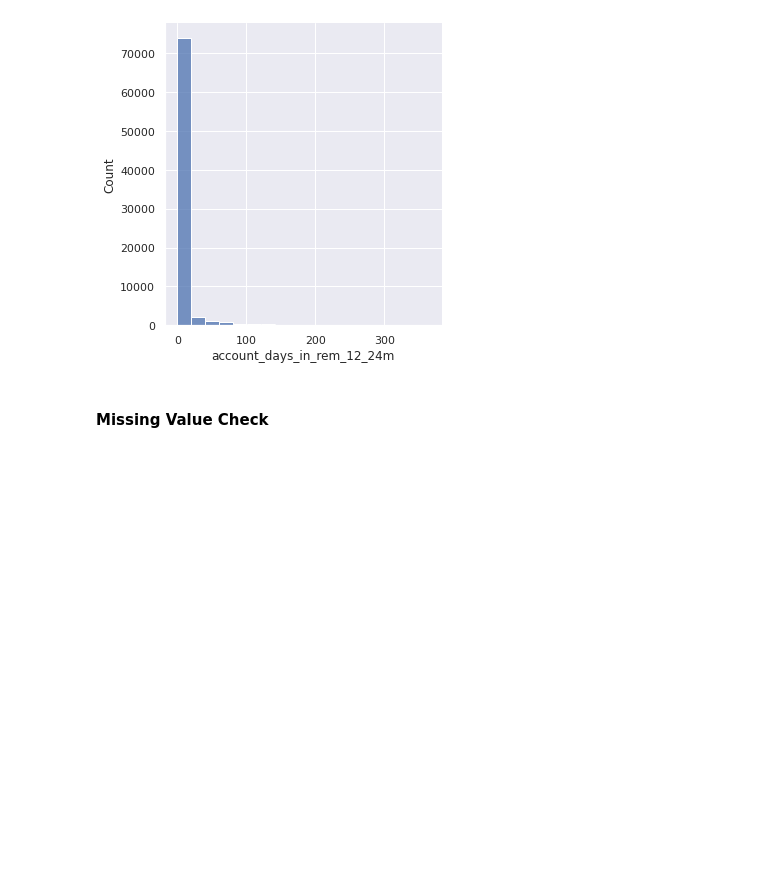
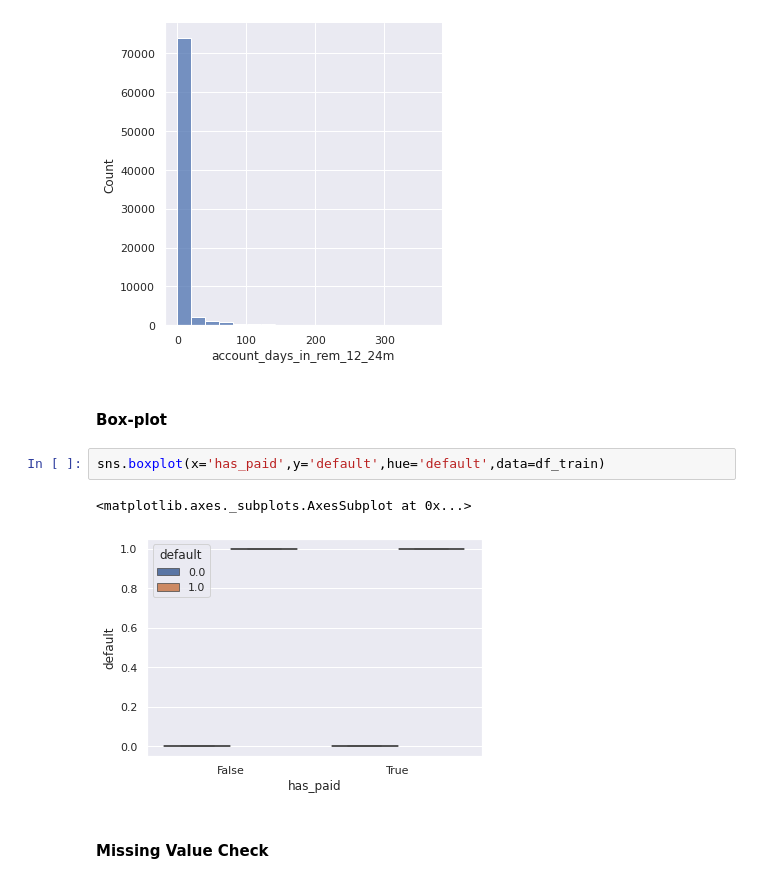
Before and after one commit to geetakumri/SQL_PRACTICE, a Jupyter notebook: MachineLearning_CaseStudy.ipynb, the cells around one changed output. Cells and saved outputs as stored; diff of their text form; blank space fills up the shorter version.

```diff
--- a/MachineLearning_CaseStudy.ipynb
+++ b/MachineLearning_CaseStudy.ipynb
@@ -75,6 +75,13 @@ plot_dist(['account_amount_added_12_24m', 'account_days_in_dc_12_24m', 'account_
 [figure]
 [figure]
 [figure]
+# %% [markdown]
+#### Box-plot
+# %%
+sns.boxplot(x='has_paid',y='default',hue='default',data=df_train)
+# %% [output]
+<matplotlib.axes._subplots.AxesSubplot at 0x...>
+[figure, added]
 # %% [markdown]
 #### Missing Value Check
 # %%
```
